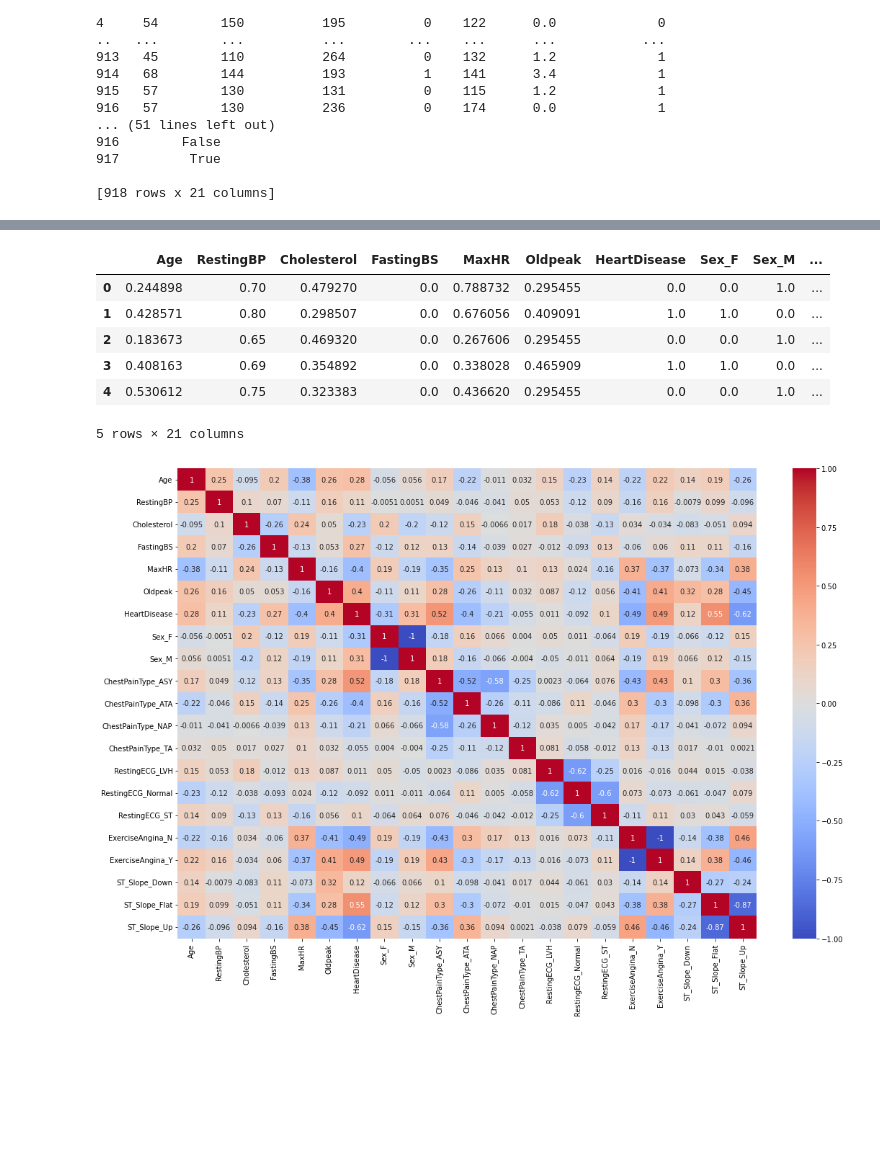
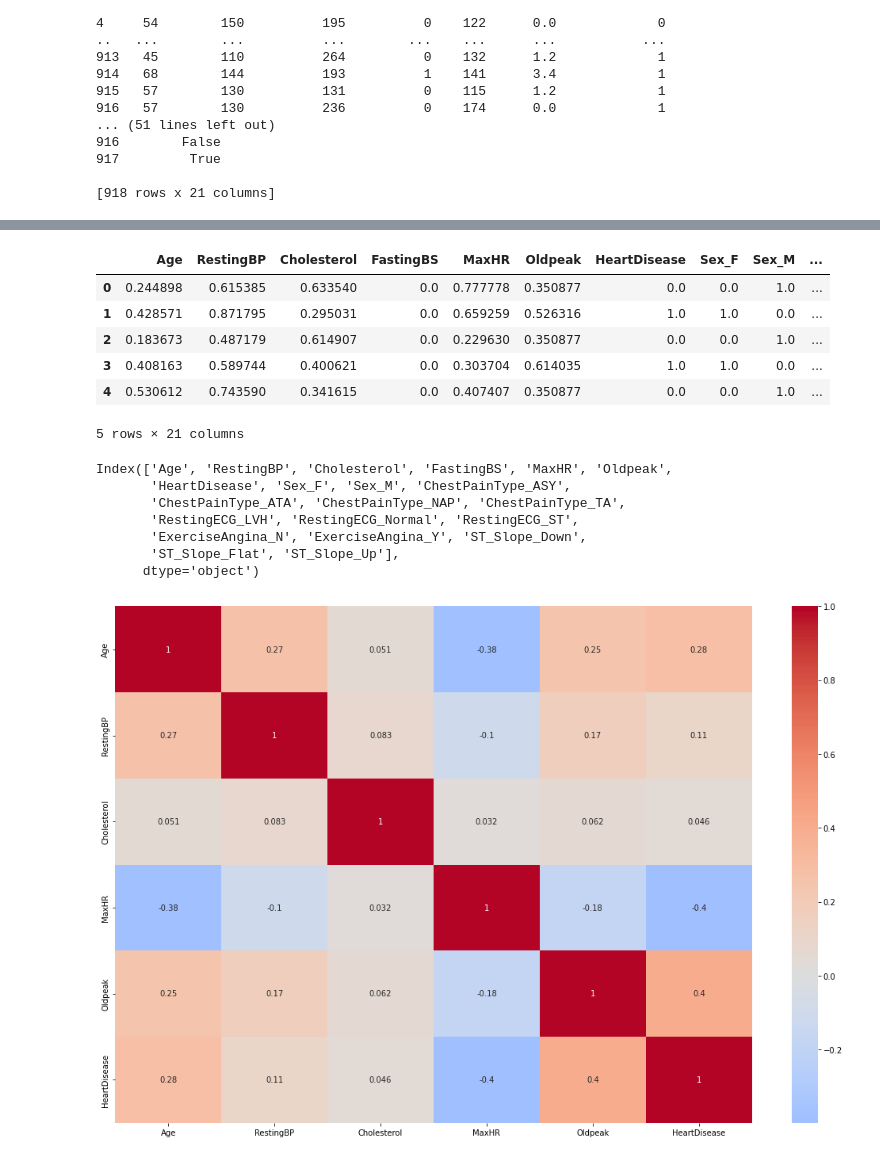
Before and after one commit to LeUmbono/ECS171-Group24-Project, a Jupyter notebook: Model/ECS171 Group 24 Project Notebook.ipynb, the cells around one changed output, grey strips where cells are left out. Cells and saved outputs as stored; diff of their text form; code cells hidden in the pictures; blank space fills up the shorter version.

Commit message:
We fix the outlier and 3 threshold

```diff
--- a/Model/ECS171 Group 24 Project Notebook.ipynb
+++ b/Model/ECS171 Group 24 Project Notebook.ipynb
@@ -44,3 +44,17 @@ Oldpeak           0
 ST_Slope          0
 HeartDisease      0
 dtype: int64
+# %%
+# Categorical features
+category_features = ['Sex', 'ChestPainType', 'RestingECG', 'ExerciseAngina', 'ST_Slope']
+
+# Numerical features
+value_features = ['Age', 'RestingBP', 'Cholesterol', 'MaxHR', 'Oldpeak']
+
+# Binary features
+bivariable_features = ['FastingBS', 'HeartDisease']
+
+# Categorizing these features
+data_category = data[category_features]
+data_value = data[value_features]
+data_bivariable = data[bivariable_features]
@@ -83,0 +134,8 @@ Index(['Age', 'RestingBP', 'Cholesterol', 'FastingBS', 'MaxHR', 'Oldpeak',
+# %%
+# Calculate IQR
+Q1 = data_encoded[value_features].quantile(0.25)
+Q3 = data_encoded[value_features].quantile(0.75)
+IQR = Q3 - Q1
+
+# Check the outlier
+is_outlier = (data_encoded[value_features] < (Q1 - 1.5 * IQR)) | (data_encoded[value_features] > (Q3 + 1.5 * IQR))
@@ -83,0 +159,8 @@ Index(['Age', 'RestingBP', 'Cholesterol', 'FastingBS', 'MaxHR', 'Oldpeak',
+# %%
+# Convert outliers into median
+for feature in data_value:
+    medium_value = data_value[feature].median()
+
+    data_encoded[feature] = data_encoded[feature].mask(is_outlier[feature], medium_value)
+
+data_encoded
@@ -89,19 +186,30 @@ dataEncode_rescaled = pd.DataFrame(data = dataEncode_rescaled, columns = data_en
 dataEncode_rescaled.head()
 # %% [output]
 |  | Age | RestingBP | Cholesterol | FastingBS | MaxHR | Oldpeak | HeartDisease | Sex_F | Sex_M | ... |
-| 0 | 0.244898 | 0.70 | 0.479270 | 0.0 | 0.788732 | 0.295455 | 0.0 | 0.0 | 1.0 | ... |
-| 1 | 0.428571 | 0.80 | 0.298507 | 0.0 | 0.676056 | 0.409091 | 1.0 | 1.0 | 0.0 | ... |
-| 2 | 0.183673 | 0.65 | 0.469320 | 0.0 | 0.267606 | 0.295455 | 0.0 | 0.0 | 1.0 | ... |
-| 3 | 0.408163 | 0.69 | 0.354892 | 0.0 | 0.338028 | 0.465909 | 1.0 | 1.0 | 0.0 | ... |
-| 4 | 0.530612 | 0.75 | 0.323383 | 0.0 | 0.436620 | 0.295455 | 0.0 | 0.0 | 1.0 | ... |
+| 0 | 0.244898 | 0.615385 | 0.633540 | 0.0 | 0.777778 | 0.350877 | 0.0 | 0.0 | 1.0 | ... |
+| 1 | 0.428571 | 0.871795 | 0.295031 | 0.0 | 0.659259 | 0.526316 | 1.0 | 1.0 | 0.0 | ... |
+| 2 | 0.183673 | 0.487179 | 0.614907 | 0.0 | 0.229630 | 0.350877 | 0.0 | 0.0 | 1.0 | ... |
+| 3 | 0.408163 | 0.589744 | 0.400621 | 0.0 | 0.303704 | 0.614035 | 1.0 | 1.0 | 0.0 | ... |
+| 4 | 0.530612 | 0.743590 | 0.341615 | 0.0 | 0.407407 | 0.350877 | 0.0 | 0.0 | 1.0 | ... |
 5 rows × 21 columns
+# %%
+dataEncode_rescaled.columns
+# %% [output]
+Index(['Age', 'RestingBP', 'Cholesterol', 'FastingBS', 'MaxHR', 'Oldpeak',
+       'HeartDisease', 'Sex_F', 'Sex_M', 'ChestPainType_ASY',
+       'ChestPainType_ATA', 'ChestPainType_NAP', 'ChestPainType_TA',
+       'RestingECG_LVH', 'RestingECG_Normal', 'RestingECG_ST',
+       'ExerciseAngina_N', 'ExerciseAngina_Y', 'ST_Slope_Down',
+       'ST_Slope_Flat', 'ST_Slope_Up'],
+      dtype='object')
 # %%
-# Calculate the cor matrix
-correlation_matrix = dataEncode_rescaled.corr()
+# Calculate the cor matrix for numerical features
+corr_data = ['Age', 'RestingBP', 'Cholesterol', 'MaxHR', 'Oldpeak', 'HeartDisease']
+correlation_matrix_numerical_features = dataEncode_rescaled[corr_data].corr()
 
 # Make a correlation heat map
 plt.figure(figsize = (18, 12))
-sns.heatmap(correlation_matrix, annot= True, cmap = 'coolwarm', center = 0)
+sns.heatmap(correlation_matrix_numerical_features, annot= True, cmap = 'coolwarm', center = 0)
 plt.show()
 # %% [output]
-[figure, old version]
+[figure, new version]
```
Also changed, not shown: parts of 18 cells of this notebook.
